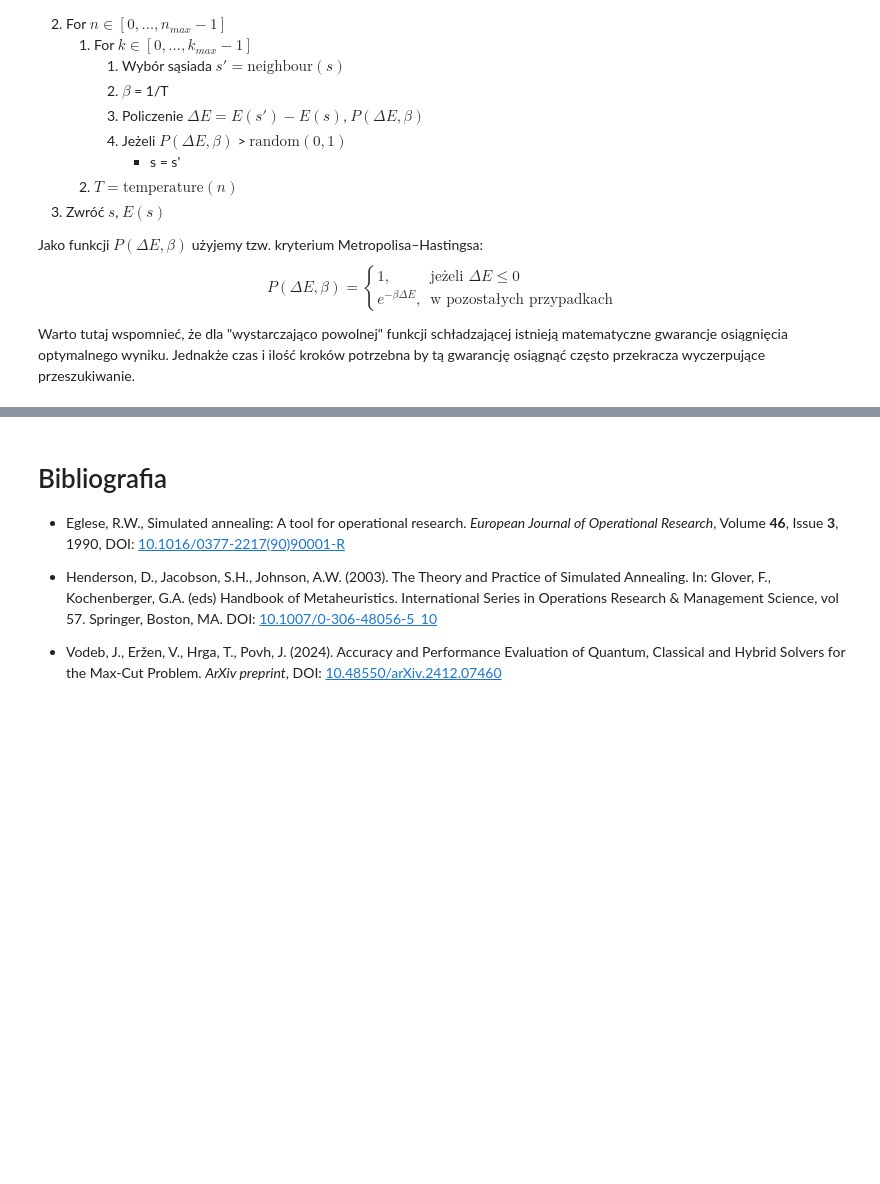
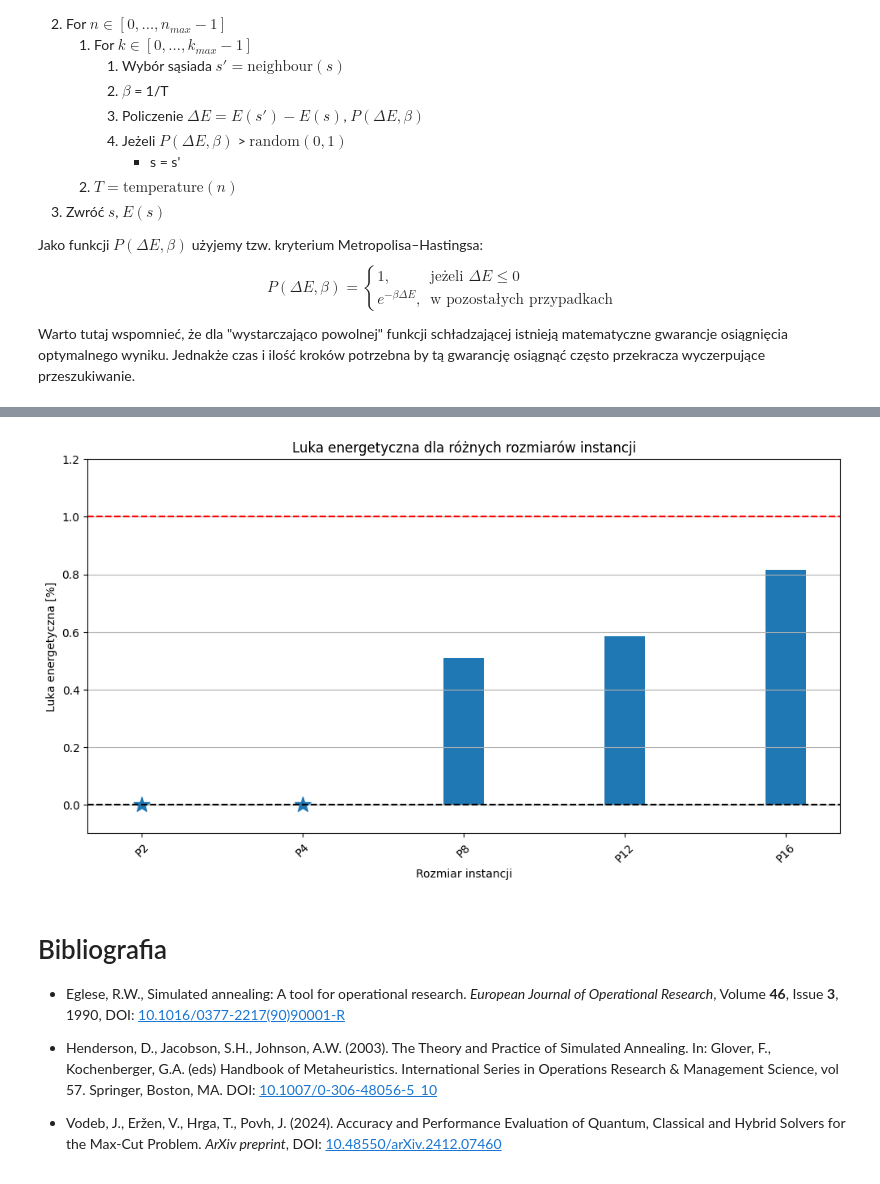
Before and after one commit to iitis/AkademiaSztukiKwantowej, a Jupyter notebook: classical_and_quantum_annealing/Algorytm_symulowanego_wyżarzania.ipynb, the cells around one changed output, grey strips where cells are left out. Saved outputs shown, nothing was run; the diff lists cells and outputs as text; code cells hidden in the pictures; blank space fills up the shorter version.

```diff
--- a/classical_and_quantum_annealing/Algorytm_symulowanego_wyżarzania.ipynb
+++ b/classical_and_quantum_annealing/Algorytm_symulowanego_wyżarzania.ipynb
@@ -119,0 +198,18 @@ Luka energetyczna: 8.79%
+# %%
+
+import matplotlib.pyplot as plt
+from funkcje_pomocnicze import read_instance, small_grid, test_pegasus
+from tqdm import tqdm
+
+instance = test_pegasus
+
+J, h = read_instance(instance.path)
+
+# Ponieważ jest to probabilistyczny algorytm warto go puścić kilka razy i wybrać najlepszy wynik
+
+states, energies = simulated_annealing_multiple_trajectories(J, h, initial_temp=10, final_temp=1e-6, num_steps=1000, num_repeats=10, schedule="exponential")
+
+
+print(f"Otrzymana energia: {min(energies)}")
+print(f"Najniższa znana energia: {instance.best_energy}")
+print(f"Luka energetyczna: {((instance.best_energy - min(energies))/instance.best_energy * 100):.2f}%")
@@ -149,3 +224,77 @@ Luka energetyczna: 0.10%
+# %%
+# Przykład użycia zoptymalizowanej implementacji
+import time
+
+import matplotlib.pyplot as plt
+import numpy as np
+
+from dimod import BinaryQuadraticModel
+from dwave.samplers import SimulatedAnnealingSampler
+from funkcje_pomocnicze import read_instance, P2, P4, P8, P12, P16
+from tqdm import tqdm
+
+sampler= SimulatedAnnealingSampler()
+gaps_our = []
+times_our = []
+
+gaps_ext = []
+times_ext = []
+
+
+for instance in tqdm([P2, P4, P8, P12, P16], desc="zbieranie_danych"):
+
+    # J1, h1 = read_instance(instance.path, convention="minus_half")
+    # # Nasza implementacja
+    # energies = []
+    # begin = time.time()
+    # for _ in range(10):
+    #     state, energy = simulated_annealing(J1, h1, initial_temp=10, final_temp=1e-12, num_steps=len(h), num_repeats=10, schedule="exponential")
+    #     energies.append(energy)
+    # end = time.time()
+    # sol = min(energies)
+    # times_our.append(end-begin)
+    # gaps_our.append((instance.best_energy - sol)/instance.best_energy * 100)
+
+    J2, h2 = read_instance(instance.path, convention="dwave")
+
+    bqm_instance = BinaryQuadraticModel(h2, J2, vartype="SPIN")
+    begin = time.time()
+    sampleset = sampler.sample(bqm_instance, num_reads=10)
+    end = time.time()
+    energy = sampleset.first.energy
+    gaps_ext.append((instance.best_energy - energy)/instance.best_energy * 100)
+    times_ext.append(end-begin)
+
+fig, ax = plt.subplots(figsize=(12, 6))
+
+instancje = ["P2", "P4", "P8", "P12", "P16"]
+
+x = np.arange(len(instancje))
+width = 0.25
+offset = 0.15
+
+#bar1 = ax.bar(x - offset, gaps_our, width)
+bars = ax.bar(x, gaps_ext, width)
+
+
+for bar in bars:
+    if bar.get_height() == 0:
+        center = bar.get_x() + bar.get_width()/2
+        ax.plot(center, 0, marker='*', markersize=15, color=bar.get_facecolor())
+
+ax.set_ylim((-0.1, 1.2))
+ax.set_xlabel("Rozmiar instancji")
+ax.set_xticks(x)
+ax.set_xticklabels(instancje, rotation=45)
+ax.set_ylabel("Luka energetyczna [%]")
+ax.set_title("Luka energetyczna dla różnych rozmiarów instancji")
+ax.axhline(0, color='black', linestyle='--')
+ax.axhline(1, color="red", linestyle="--")
+
+plt.grid(axis="y")
+plt.show()
+# %% [output]
+[figure, added]
 # %% [markdown]
 # Bibliografia
 
```
Also changed, not shown: parts of 7 cells of this notebook.
